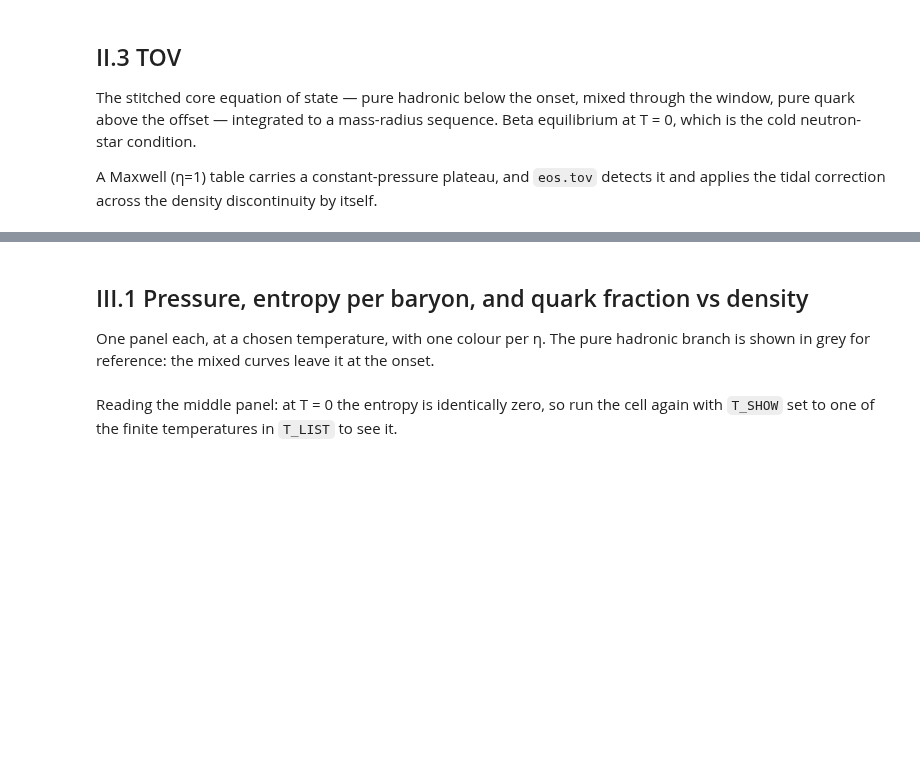
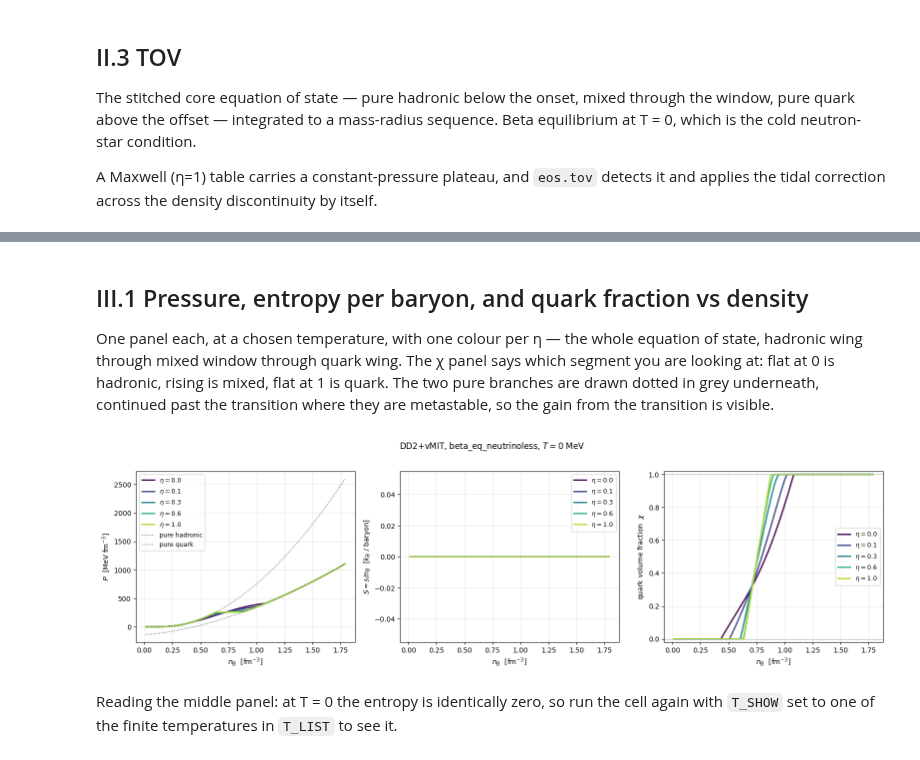
Before and after one commit to guerrinimirco/eos, a Jupyter notebook: notebooks/DD2vMIT_general1oPT.ipynb, the cells around one changed output, grey strips where cells are left out. Cells and saved outputs as stored; diff of their text form; code cells hidden in the pictures; blank space fills up the shorter version.

```diff
--- a/notebooks/DD2vMIT_general1oPT.ipynb
+++ b/notebooks/DD2vMIT_general1oPT.ipynb
@@ -168,28 +200,3 @@ The build proceeds in the order the physics suggests:
 
 Useful on their own, and a quick check that both engines cover the grid before the
 expensive part starts.
-# %%
-t0 = time.time()
-pure_hadronic = {}
-for T in T_LIST:
-    pts = sweep_beta_eq_octet(PAR, NB, FLAGS, T=T, stop_at_boundary=True)
-    pure_hadronic[T] = dict(
-        n_B=np.array([p.n_B for p in pts]), P=np.array([p.P for p in pts]),
-        eps=np.array([p.eps for p in pts]), s=np.array([p.s for p in pts]))
-    print(f"  hadronic T={T:5.1f} MeV : {len(pts):3d}/{len(NB)} points", flush=True)
-print(f"pure hadronic: {time.time()-t0:.1f} s\n")
-
-t0 = time.time()
-pure_quark = {}
-for T in T_LIST:
-    nb, P, eps, s = [], [], [], []
-    for n in NB:
-        try:
-            q = solve_vmit_beta_eq(float(n), T, params=VMIT)
-        except Exception:
-            continue
-        nb.append(q.n_B); P.append(q.P_total); eps.append(q.e_total); s.append(q.s_total)
-    pure_quark[T] = dict(n_B=np.array(nb), P=np.array(P),
-                         eps=np.array(eps), s=np.array(s))
-    print(f"  quark    T={T:5.1f} MeV : {len(nb):3d}/{len(NB)} points", flush=True)
-print(f"pure quark: {time.time()-t0:.1f} s")
@@ -283,39 +435,46 @@ def at_temperature(cols, T, tol=1e-6):
 # %% [markdown]
 ## III.1 Pressure, entropy per baryon, and quark fraction vs density
 
-One panel each, at a chosen temperature, with one colour per η. The pure hadronic
-branch is shown in grey for reference: the mixed curves leave it at the onset.
+One panel each, at a chosen temperature, with one colour per η — the whole equation of
+state, hadronic wing through mixed window through quark wing. The χ panel says which
+segment you are looking at: flat at 0 is hadronic, rising is mixed, flat at 1 is quark.
+The two pure branches are drawn dotted in grey underneath, continued past the
+transition where they are metastable, so the gain from the transition is visible.
 # %%
 T_SHOW = 0.0
 
 fig, axes = plt.subplots(1, 3, figsize=(16, 4.6))
 for eta in sorted(loaded):
-    d = at_temperature(loaded[eta], T_SHOW)
-    if not len(d["n_B"]):
+    d = full_eos(eta, T_SHOW)
+    if not d:
         continue
     c = COLOR_OF[eta]
     axes[0].plot(d["n_B"], d["P"], "-", lw=2, color=c, label=rf"$\eta={eta}$")
     axes[1].plot(d["n_B"], d["S_per_B"], "-", lw=2, color=c, label=rf"$\eta={eta}$")
     axes[2].plot(d["n_B"], d["chi"], "-", lw=2, color=c, label=rf"$\eta={eta}$")
 
-ph = pure_hadronic.get(T_SHOW)
-if ph is not None and len(ph["n_B"]):
-    axes[0].plot(ph["n_B"], ph["P"], ":", lw=1.4, color="0.45", label="pure hadronic")
-    axes[1].plot(ph["n_B"], ph["s"] / ph["n_B"], ":", lw=1.4, color="0.45")
+for pure, lab in ((pure_hadronic.get(T_SHOW), "pure hadronic"),
+                  (pure_quark.get(T_SHOW), "pure quark")):
+    if pure is None or not pure["n_B"].size:
+        continue
+    axes[0].plot(pure["n_B"], pure["P"], ":", lw=1.4, color="0.45", label=lab)
+    axes[1].plot(pure["n_B"], pure["S_per_B"], ":", lw=1.4, color="0.45")
 
 axes[0].set_ylabel(r"$P$  [MeV fm$^{-3}$]")
 axes[1].set_ylabel(r"$S = s/n_B$  [$k_B$ / baryon]")
 axes[2].set_ylabel(r"quark volume fraction  $\chi$")
 axes[2].set_ylim(-0.02, 1.02)
 axes[2].axhline(0.0, color="0.7", lw=0.8)
 axes[2].axhline(1.0, color="0.7", lw=0.8)
 for ax in axes:
     ax.set_xlabel(r"$n_B$  [fm$^{-3}$]")
     ax.grid(alpha=0.3)
     ax.legend(fontsize=9)
 fig.suptitle(rf"DD2+vMIT, {MODE}, $T = {T_SHOW:g}$ MeV", y=1.02)
 fig.tight_layout()
 plt.show()
+# %% [output]
+[figure, added]
 # %% [markdown]
 Reading the middle panel: at T = 0 the entropy is identically zero, so run the cell
 again with `T_SHOW` set to one of the finite temperatures in `T_LIST` to see it.
```
Also changed, not shown: parts of 15 cells of this notebook, 6 other files.
